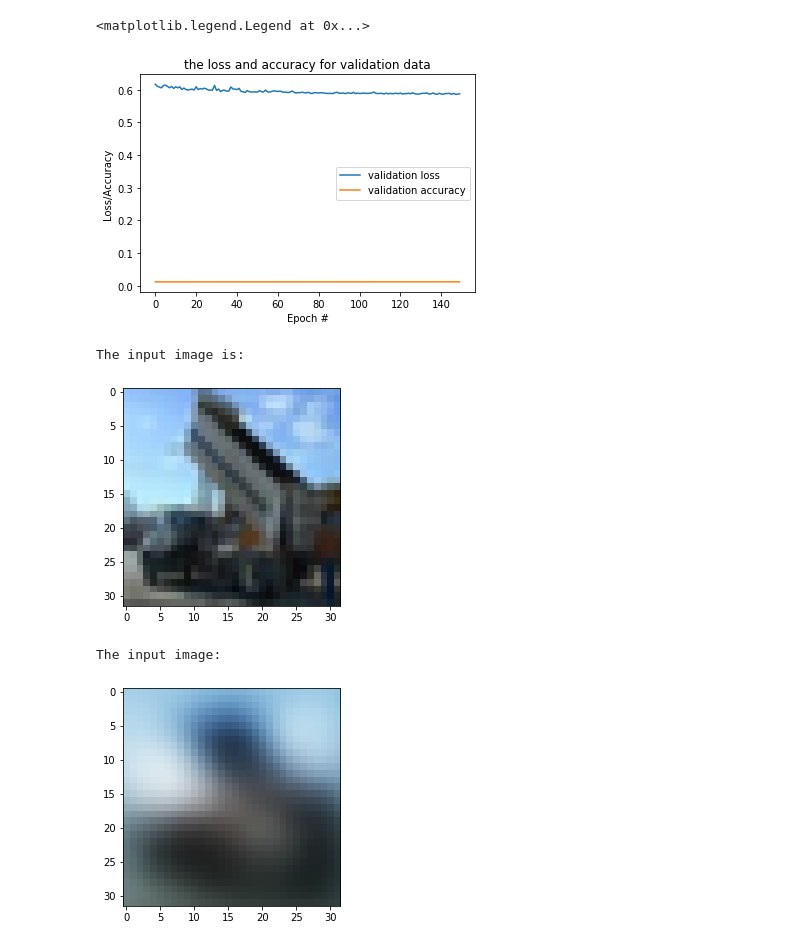
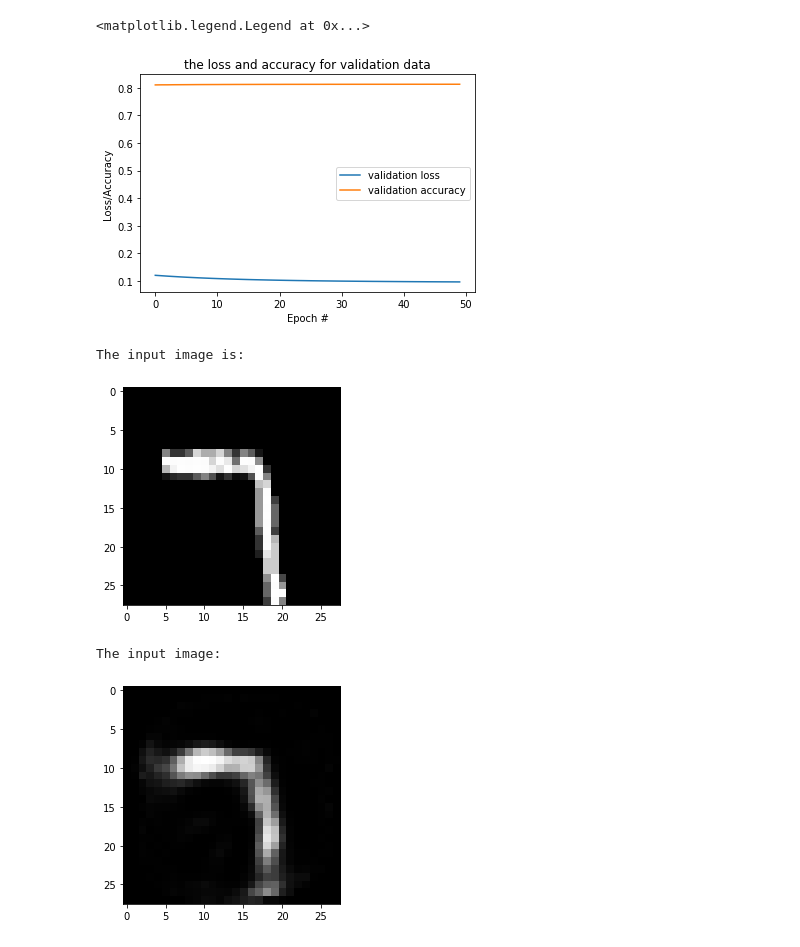
Before and after one commit to mohzary/python-deep-learning-f19, a Jupyter notebook: Lab 2/Q7.ipynb, the cells around one changed output. Cells and saved outputs as stored; diff of their text form; code cells hidden in the pictures.

```diff
--- a/Lab 2/Q7.ipynb
+++ b/Lab 2/Q7.ipynb
@@ -11,13 +16,13 @@ from keras.models import Model
 Q7_encoding_dim_size = 32
 
 # our input layer it is of size 784 and its type is Input, we call it Q7_input_img_layer
-Q7_input_img_layer = Input(shape=(3072,))
+Q7_input_img_layer = Input(shape=(784,))
 
 # our "encoder" layer it is of size 32 since it must be smaller than the input layer, its type is Dense
 Q7_encoded_Layer = Dense(Q7_encoding_dim_size, activation='relu')(Q7_input_img_layer)
 
-# # our "decoder" layer it is of size 3072 since it must be similar to the input layer, its type is Dense
-Q7_decoded_Layer= Dense(3072, activation='sigmoid')(Q7_encoded_Layer)
+# # our "decoder" layer it is of size 784 since it must be similar to the input layer, its type is Dense
+Q7_decoded_Layer= Dense(784, activation='sigmoid')(Q7_encoded_Layer)
 
 # to map input image to its reconstruction image
 Q7_autoencoder = Model(Q7_input_img_layer, Q7_decoded_Layer)
@@ -37,13 +42,13 @@ Q7_decoder = Model(Q7_encoded_input, Q7_decoder_layer(Q7_encoded_input))
 # To compile our model
 Q7_autoencoder.compile(optimizer='adadelta', loss='binary_crossentropy', metrics=['accuracy'])
 # %%
-# To load images dataset (Cifar10)
+# To load images dataset (mnist)
 
-from keras.datasets import cifar10
+from keras.datasets import mnist
 import numpy as np
 
 # to load the dataset
-(X_train_Q7, _), (X_test_Q7, _) = cifar10.load_data()
+(X_train_Q7, _), (X_test_Q7, _) = mnist.load_data()
 
 #To normalize images
 X_train_Q7 = X_train_Q7.astype('float32') / 255.
@@ -103,8 +111,8 @@ plt.legend(loc="best")
 # %%
 #plot the loss and accuracy for validation data.
 plt.figure()
-plt.plot(np.arange(0, 150), Q7_history.history["val_loss"], label="validation loss")
-plt.plot(np.arange(0, 150), Q7_history.history["val_acc"], label="validation accuracy")
+plt.plot(np.arange(0, 50), Q7_history.history["val_loss"], label="validation loss")
+plt.plot(np.arange(0, 50), Q7_history.history["val_acc"], label="validation accuracy")
 
 plt.title("the loss and accuracy for validation data")
 plt.xlabel("Epoch #")
@@ -112,28 +120,28 @@ plt.ylabel("Loss/Accuracy")
 plt.legend(loc="best")
 # %% [output]
 <matplotlib.legend.Legend at 0x...>
-[figure, old version]
+[figure, new version]
 # %%
 #show the encoding and decoding on a particular image.
 
 #To predict a new image using the encoder model first
-Q7_encoded_image =  Q7_encoder.predict(X_test_Q7[[50],:])
+Q7_encoded_image =  Q7_encoder.predict(X_test_Q7[[5999],:])
 
 #To predict the encoded image using the decoder model
 Q7_decoded_imgs = Q7_decoder.predict(Q7_encoded_image)
 
 
 #To dispaly the input image
 print("The input image is: ")
-plt.imshow(X_test_Q7[50].reshape((32, 32, 3)))
+plt.imshow(X_test_Q7[5999].reshape((28, 28)), cmap = 'gray')
 plt.show()
 
 #To display the decoded image
 print("The input image: ")
-plt.imshow(Q7_decoded_imgs[0].reshape((32, 32, 3)))
+plt.imshow(Q7_decoded_imgs[0].reshape((28, 28)), cmap = 'gray')
 plt.show()
 # %% [output]
 The input image is:
-[figure, old version]
+[figure, new version]
 The input image:
-[figure, old version]
+[figure, new version]
```
Also changed, not shown: parts of 5 cells of this notebook.
